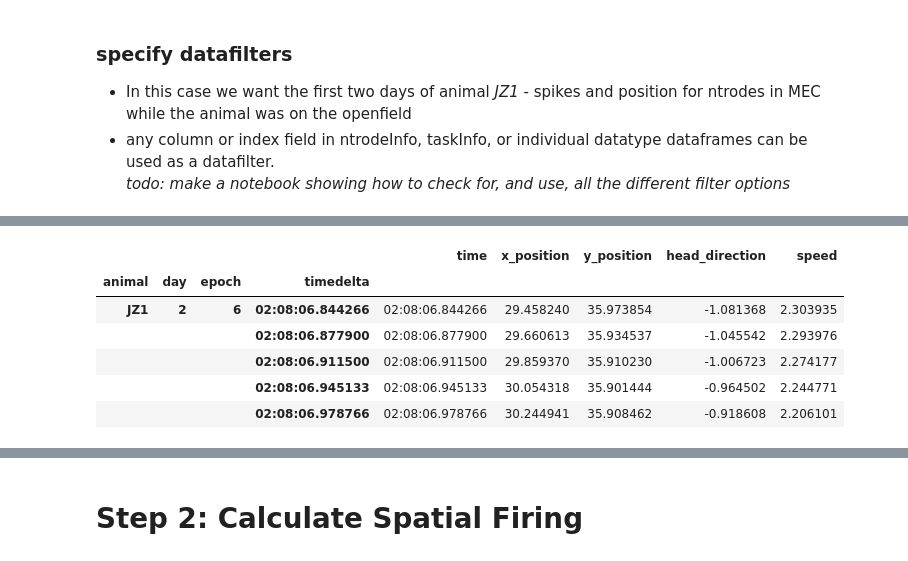
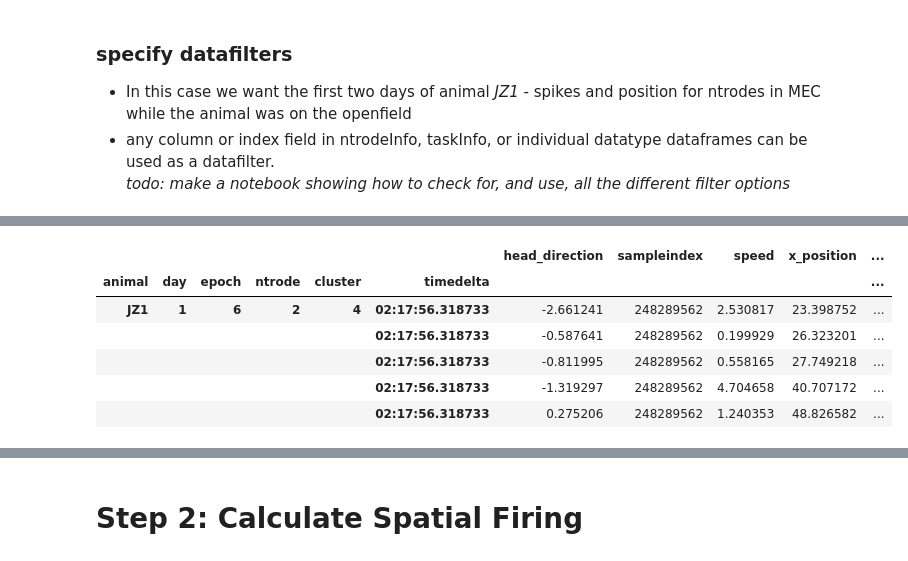
Before and after one commit to droumis/pyphy, a Jupyter notebook: code/spatial_rate_maps.ipynb, the cells around one changed output, grey strips where cells are left out. Drawn from its saved outputs; the diff is of its cells as text; code cells hidden in the pictures.

```diff
--- a/code/spatial_rate_maps.ipynb
+++ b/code/spatial_rate_maps.ipynb
@@ -26,7 +36,7 @@ tools.get_data_catalogue()
 *todo: make a notebook showing how to check for, and use, all the different filter options*
 # %%
 datafilter = {}
-datafilter['animals_days'] = {'JZ1':[1,2]}
+datafilter['animals_days'] = {'JZ1':[]} # leave days list empty to grab all available days for that animal
 datafilter['datatypes'] = ['position', 'spikes']
 datafilter['area'] = ['area == ["mec"]',]
 datafilter['environment'] = ['environment == ["openfield"]', ]
@@ -54,10 +65,10 @@ spikes.head()
-# %%
-position.head()
-# %% [output]
-|  |  |  |  | time | x_position | y_position | head_direction | speed |
-| animal | day | epoch | timedelta |  |  |  |  |  |
-| JZ1 | 2 | 6 | 02:08:06.844266 | 02:08:06.844266 | 29.458240 | 35.973854 | -1.081368 | 2.303935 |
-|  |  |  | 02:08:06.877900 | 02:08:06.877900 | 29.660613 | 35.934537 | -1.045542 | 2.293976 |
-|  |  |  | 02:08:06.911500 | 02:08:06.911500 | 29.859370 | 35.910230 | -1.006723 | 2.274177 |
-|  |  |  | 02:08:06.945133 | 02:08:06.945133 | 30.054318 | 35.901444 | -0.964502 | 2.244771 |
-|  |  |  | 02:08:06.978766 | 02:08:06.978766 | 30.244941 | 35.908462 | -0.918608 | 2.206101 |
+# %%
+data['spikes'].head()
+# %% [output]
+|  |  |  |  |  |  | head_direction | sampleindex | speed | x_position | ... |
+| animal | day | epoch | ntrode | cluster | timedelta |  |  |  |  | ... |
+| JZ1 | 1 | 6 | 2 | 4 | 02:17:56.318733 | -2.661241 | 248289562 | 2.530817 | 23.398752 | ... |
+|  |  |  |  |  | 02:17:56.318733 | -0.587641 | 248289562 | 0.199929 | 26.323201 | ... |
+|  |  |  |  |  | 02:17:56.318733 | -0.811995 | 248289562 | 0.558165 | 27.749218 | ... |
+|  |  |  |  |  | 02:17:56.318733 | -1.319297 | 248289562 | 4.704658 | 40.707172 | ... |
+|  |  |  |  |  | 02:17:56.318733 | 0.275206 | 248289562 | 1.240353 | 48.826582 | ... |
```
Also changed, not shown: parts of 18 cells of this notebook, 5 other files.
